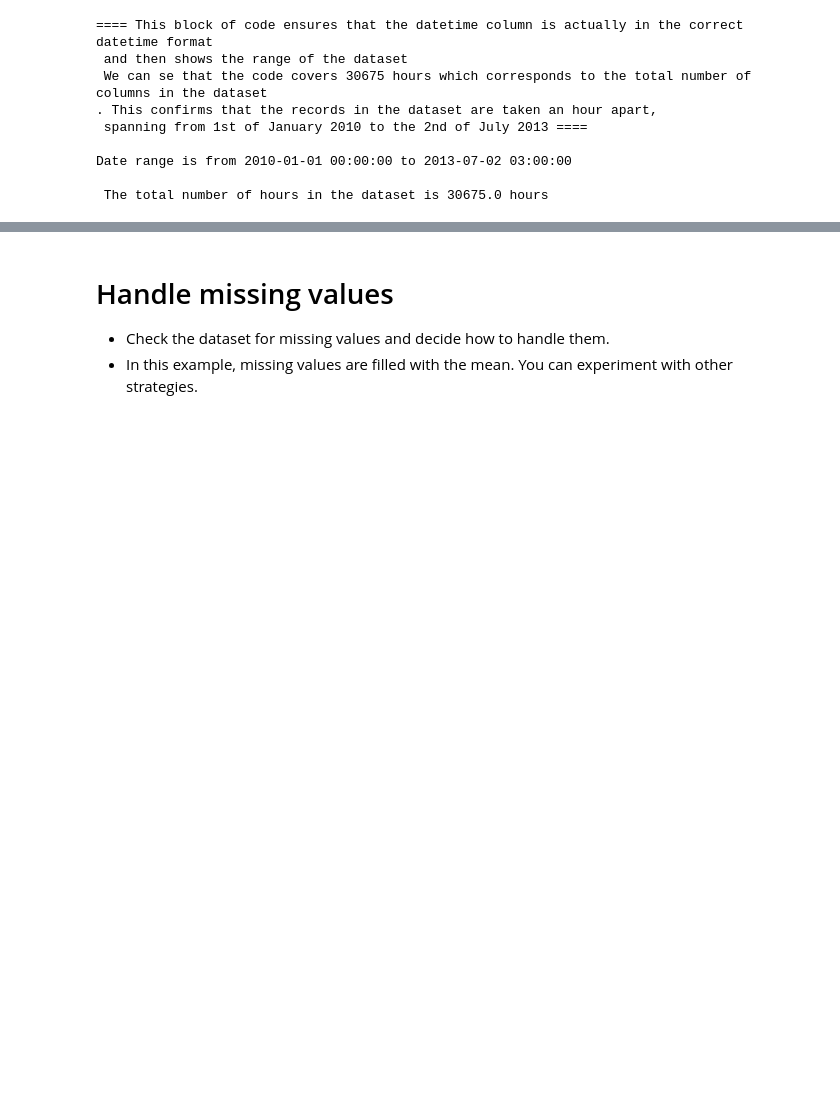
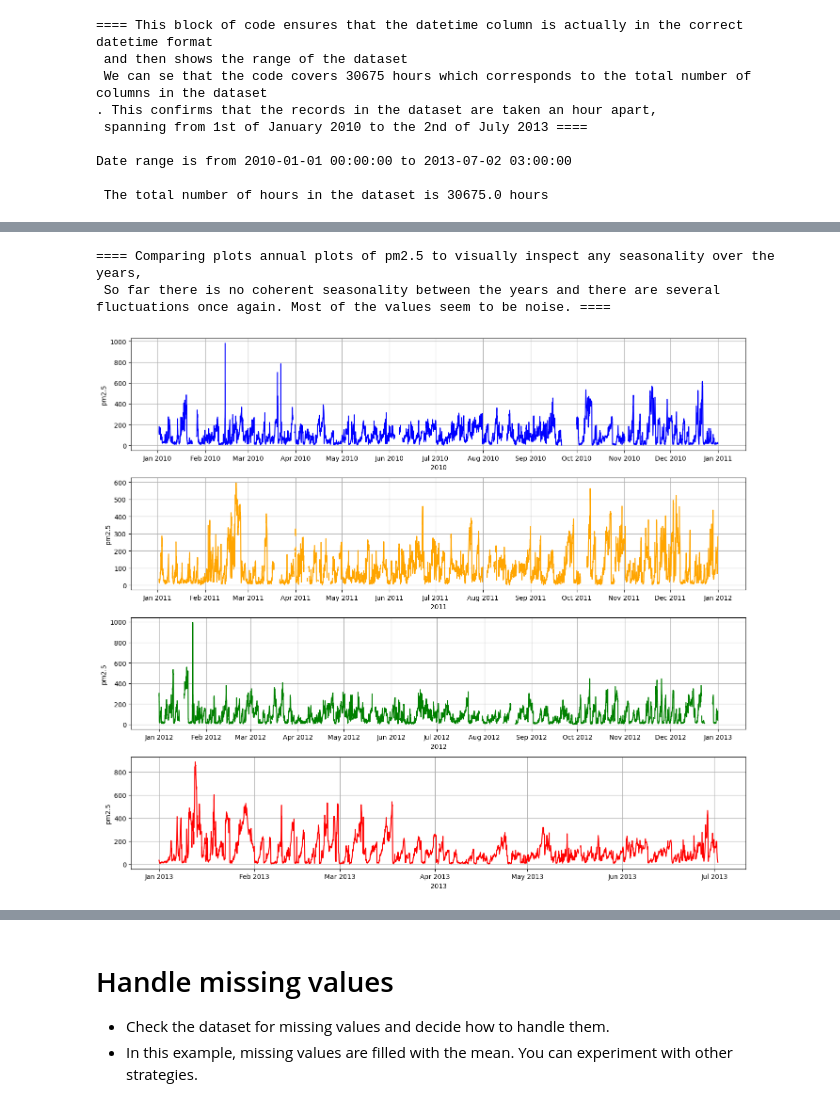
Before and after one commit to j-agbaje/Beijing_PM2.5_forecasting_model, a Jupyter notebook: air_quality_forecasting_starter_code.ipynb, the cells around one changed output, grey strips where cells are left out. Drawn from its saved outputs; the diff is of its cells as text; code cells hidden in the pictures; blank space fills up the shorter version.

```diff
--- a/air_quality_forecasting_starter_code.ipynb
+++ b/air_quality_forecasting_starter_code.ipynb
@@ -170,0 +251,27 @@ plt.show()
+# %%
+# comparison of plots of the target variable against time spanning one year to try to detect annual patterns
+
+comment("Comparing plots annual plots of pm2.5 to visually inspect any seasonality over the years,\n So far there is no coherent seasonality between the years and there are several fluctuations once again. Most of the values seem to be noise.")
+
+import matplotlib.dates as mdates
+fig, axes = plt.subplots(4, 1, figsize=(14,12), sharex=False)
+
+years = ['2010', '2011', '2012', '2013']
+colors = ['blue', 'orange', 'green', 'red']
+
+for i, year in enumerate(years):
+  subset = train.loc[str(year)]
+  axes[i].plot(subset.index, subset['pm2.5'], color = colors[i])
+  axes[i].set_xlabel(str(year))
+  axes[i].set_ylabel('pm2.5')
+  axes[i].xaxis.set_major_locator(mdates.MonthLocator(interval=1))
+  axes[i].xaxis.set_major_formatter(mdates.DateFormatter('%b %Y'))
+  axes[i].grid(True)
+
+
+plt.tight_layout()
+plt.show()
+# %% [output]
+==== Comparing plots annual plots of pm2.5 to visually inspect any seasonality over the years,
+ So far there is no coherent seasonality between the years and there are several fluctuations once again. Most of the values seem to be noise. ====
+[figure, added]
```
Also changed, not shown: parts of 49 cells of this notebook.
